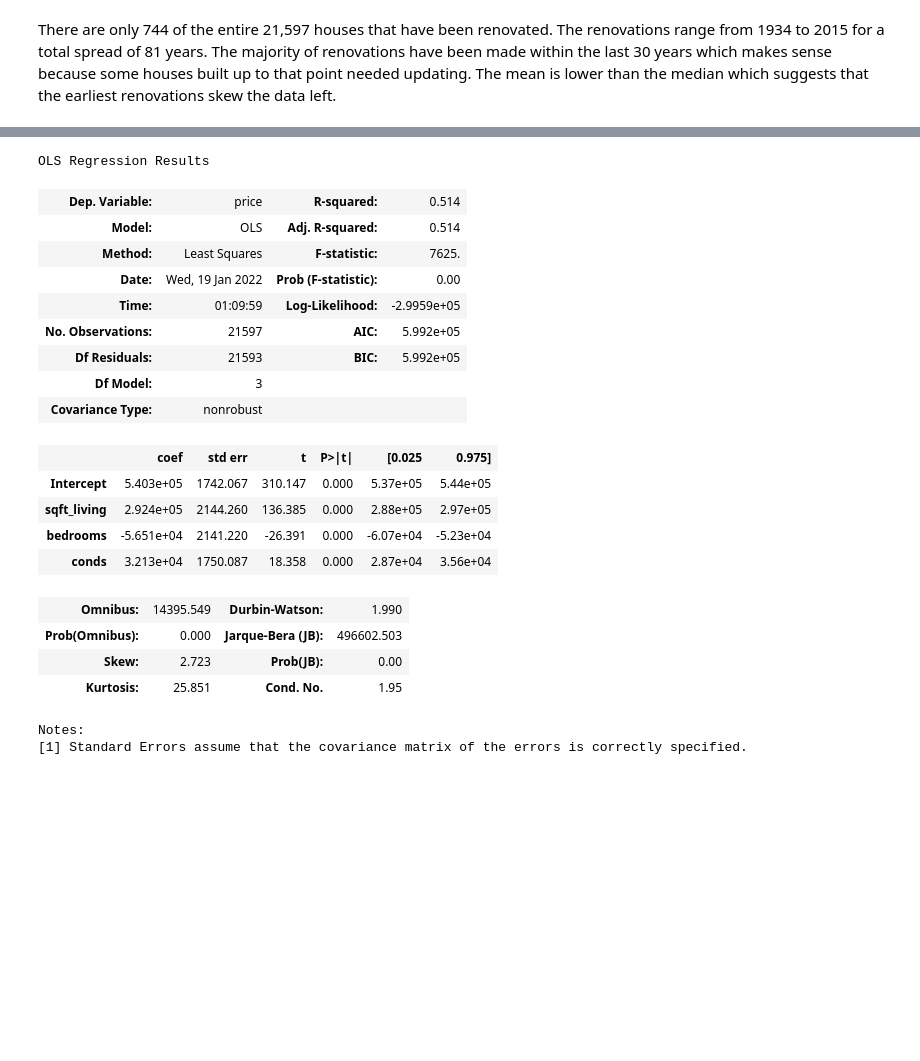
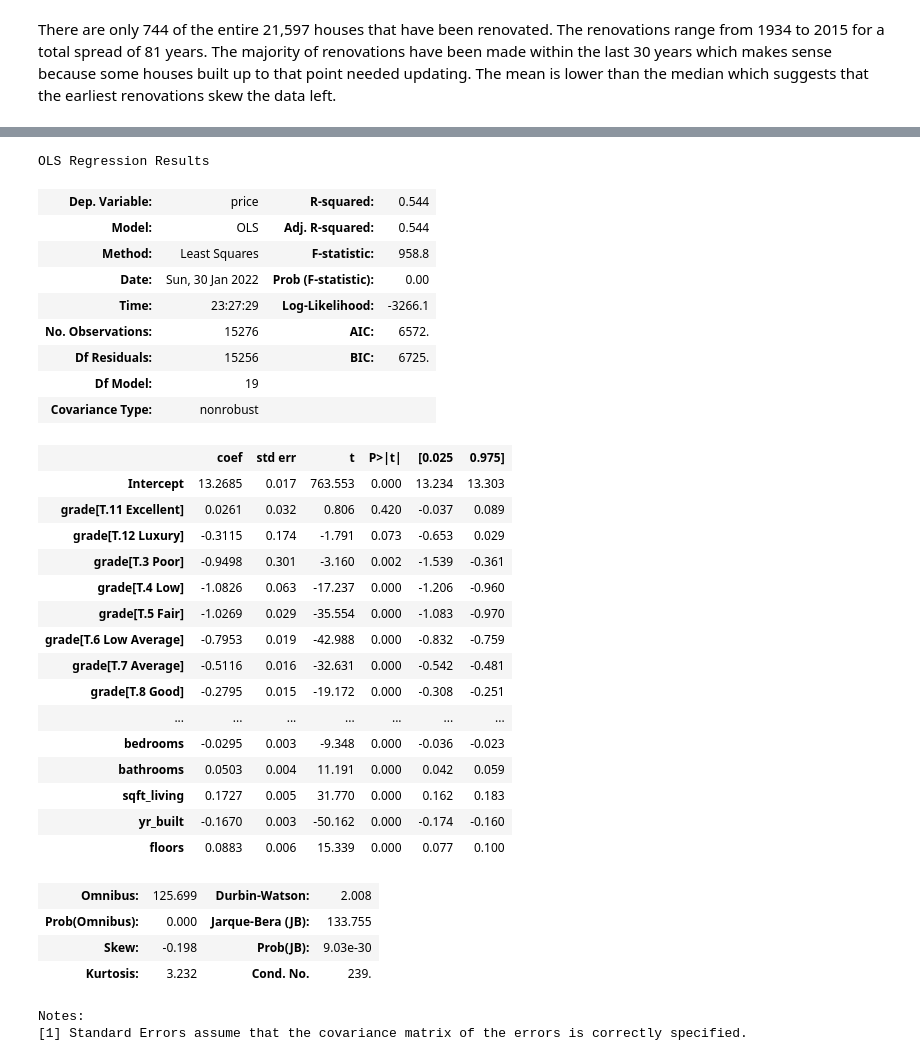
Before and after one commit to NickoGreeno/dsc-phase-2-project-v2-3, a Jupyter notebook: student.ipynb, the cells around one changed output, grey strips where cells are left out. Cells and saved outputs as stored; diff of their text form; code cells hidden in the pictures; blank space fills up the shorter version.

```diff
--- a/student.ipynb
+++ b/student.ipynb
@@ -247,9 +213,0 @@ Name: renovated, dtype: float64
-# %%
-house_data['renovated'] = house_data['renovated'].fillna(value=0)
-for i in house_data['renovated']:
-    if i > 0:
-        house_data.loc[ i, house_data.renovated] = 1
-    else:
-        continue
-
-house_data['renovated'].unique()
@@ -271,6 +285,9 @@ corr
 # %%
+#Variable to be estimated
 outcome = 'price'
-x_cols = ['sqft_living', 'bedrooms', 'bathrooms', 'conds', 'grade']
+#Variables to be tested:
+x_cols = ['bedrooms', 'bathrooms', 'sqft_living', 'yr_built', 'sqft_lot15']
+#Normalizing variables
 for col in x_cols:
     house_data[col] = ((house_data[col] - house_data[col].mean())/ house_data[col].std())
 # %%
@@ -306,0 +340,4 @@ Notes:
+# %%
+# Subsetting to better fit
+subset = house_data[(house_data.price < 1100000)]
+subset.price.hist(bins='auto', figsize=(12,10))
@@ -306,0 +349,10 @@ Notes:
+# %%
+# Applying a log transformation
+subset.price = house_data.price.map(np.log)
+train, test = train_test_split(subset)
+
+# Refitting model with subset
+predictors = '+'.join(x_cols)
+formula = outcome + "~" + predictors
+model = ols(formula=formula, data=train).fit()
+model.summary()
@@ -307,28 +388,39 @@ Notes:
 # %%
-x_cols = ['sqft_living', 'bedrooms', 'conds']
+x_cols = ['bedrooms', 'bathrooms', 'sqft_living', 'grade', 'yr_built', 'condition', 'floors', 'waterfront']
 predictors = '+'.join(x_cols)
-formula = outcome + '~' + predictors
-model = ols(formula=formula, data=house_data).fit()
+formula = outcome + "~" + predictors
+model = ols(formula=formula, data=train).fit()
 model.summary()
 # %% [output]
 OLS Regression Results
-| Dep. Variable: | price | R-squared: | 0.514 |
-| Model: | OLS | Adj. R-squared: | 0.514 |
-| Method: | Least Squares | F-statistic: | 7625. |
-| Date: | Wed, 19 Jan 2022 | Prob (F-statistic): | 0.00 |
-| Time: | 01:09:59 | Log-Likelihood: | -2.9959e+05 |
-| No. Observations: | 21597 | AIC: | 5.992e+05 |
-| Df Residuals: | 21593 | BIC: | 5.992e+05 |
-| Df Model: | 3 |  |  |
+| Dep. Variable: | price | R-squared: | 0.544 |
+| Model: | OLS | Adj. R-squared: | 0.544 |
+| Method: | Least Squares | F-statistic: | 958.8 |
+| Date: | Sun, 30 Jan 2022 | Prob (F-statistic): | 0.00 |
+| Time: | 23:27:29 | Log-Likelihood: | -3266.1 |
+| No. Observations: | 15276 | AIC: | 6572. |
+| Df Residuals: | 15256 | BIC: | 6725. |
+| Df Model: | 19 |  |  |
 | Covariance Type: | nonrobust |  |  |
 |  | coef | std err | t | P>|t| | [0.025 | 0.975] |
-| Intercept | 5.403e+05 | 1742.067 | 310.147 | 0.000 | 5.37e+05 | 5.44e+05 |
-| sqft_living | 2.924e+05 | 2144.260 | 136.385 | 0.000 | 2.88e+05 | 2.97e+05 |
-| bedrooms | -5.651e+04 | 2141.220 | -26.391 | 0.000 | -6.07e+04 | -5.23e+04 |
-| conds | 3.213e+04 | 1750.087 | 18.358 | 0.000 | 2.87e+04 | 3.56e+04 |
+| Intercept | 13.2685 | 0.017 | 763.553 | 0.000 | 13.234 | 13.303 |
+| grade[T.11 Excellent] | 0.0261 | 0.032 | 0.806 | 0.420 | -0.037 | 0.089 |
+| grade[T.12 Luxury] | -0.3115 | 0.174 | -1.791 | 0.073 | -0.653 | 0.029 |
+| grade[T.3 Poor] | -0.9498 | 0.301 | -3.160 | 0.002 | -1.539 | -0.361 |
+| grade[T.4 Low] | -1.0826 | 0.063 | -17.237 | 0.000 | -1.206 | -0.960 |
+| grade[T.5 Fair] | -1.0269 | 0.029 | -35.554 | 0.000 | -1.083 | -0.970 |
+| grade[T.6 Low Average] | -0.7953 | 0.019 | -42.988 | 0.000 | -0.832 | -0.759 |
+| grade[T.7 Average] | -0.5116 | 0.016 | -32.631 | 0.000 | -0.542 | -0.481 |
+| grade[T.8 Good] | -0.2795 | 0.015 | -19.172 | 0.000 | -0.308 | -0.251 |
+| ... | ... | ... | ... | ... | ... | ... |
+| bedrooms | -0.0295 | 0.003 | -9.348 | 0.000 | -0.036 | -0.023 |
+| bathrooms | 0.0503 | 0.004 | 11.191 | 0.000 | 0.042 | 0.059 |
+| sqft_living | 0.1727 | 0.005 | 31.770 | 0.000 | 0.162 | 0.183 |
+| yr_built | -0.1670 | 0.003 | -50.162 | 0.000 | -0.174 | -0.160 |
+| floors | 0.0883 | 0.006 | 15.339 | 0.000 | 0.077 | 0.100 |
-| Omnibus: | 14395.549 | Durbin-Watson: | 1.990 |
-| Prob(Omnibus): | 0.000 | Jarque-Bera (JB): | 496602.503 |
-| Skew: | 2.723 | Prob(JB): | 0.00 |
-| Kurtosis: | 25.851 | Cond. No. | 1.95 |
+| Omnibus: | 125.699 | Durbin-Watson: | 2.008 |
+| Prob(Omnibus): | 0.000 | Jarque-Bera (JB): | 133.755 |
+| Skew: | -0.198 | Prob(JB): | 9.03e-30 |
+| Kurtosis: | 3.232 | Cond. No. | 239. |
 Notes:
 [1] Standard Errors assume that the covariance matrix of the errors is correctly specified.
```
Also changed, not shown: parts of 42 cells of this notebook.
